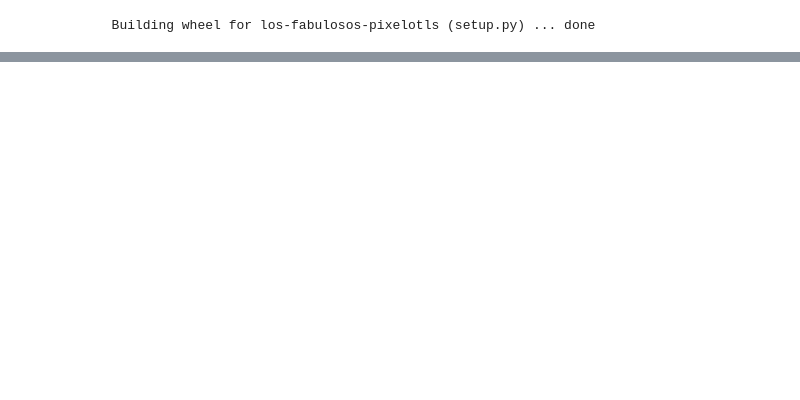
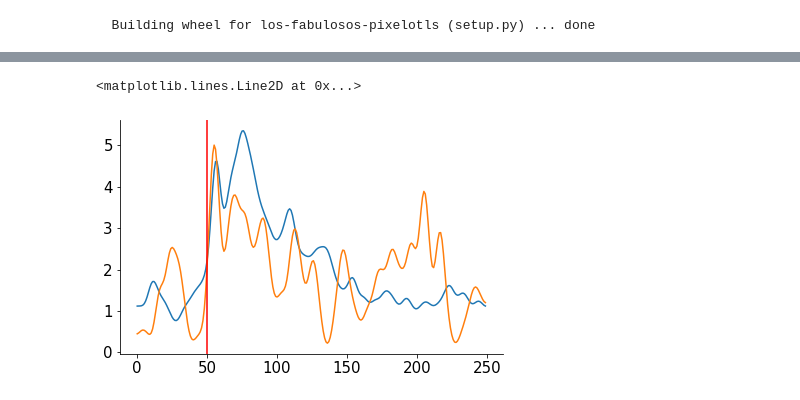
Before and after one commit to rodjfg/los-fabulosos-pixelotls, a Jupyter notebook: Example_notebook.ipynb, the cells around one changed output, grey strips where cells are left out. Drawn from its saved outputs; the diff is of its cells as text; code cells hidden in the pictures; blank space fills up the shorter version.

```diff
--- a/Example_notebook.ipynb
+++ b/Example_notebook.ipynb
@@ -32,15 +55,12 @@ brain_groups = [
     ]
 # %%
 gaussfilter = True
-gauss_sigma = 1
+gauss_sigma = 2
 selected_regions = ["VISp"]
 
-all_d_right = []
-all_d_left = []
-all_preference_rates = [] # mean response to right stim - mean response to left stim
-all_preference_components_rates = [] # mean response to right stim, mean response to left stim
-Correct_examples = [] # Append corresponding results from different conditions to this list
-Incorrect_examples = [] # Append corresponding results from different conditions to this list
+preference_components_rates = [] # mean response to right stim, mean response to left stim
+correct_examples = [] # Append corresponding results from different conditions to this list
+incorrect_examples = [] # Append corresponding results from different conditions to this list
 
 for dat in alldat:
     # get important variables from specific experiment
@@ -67,5 +87,14 @@ for dat in alldat:
     correct_right_trace   = calculate_mean_firing_rate(dat['spks'][neurons_indices_in_area][:,right_stim_correct_trials], dt, ['trials'], gaussfilter = gaussfilter, gauss_sigma = gauss_sigma)
     incorrect_right_trace = calculate_mean_firing_rate(dat['spks'][neurons_indices_in_area][:,right_stim_incorrect_trials], dt, ['trials'], gaussfilter = gaussfilter, gauss_sigma = gauss_sigma)
 
-    Correct_examples.append(correct_right_trace)
-    Incorrect_examples.append(incorrect_right_trace)
+    correct_examples.append(correct_right_trace)
+    incorrect_examples.append(incorrect_right_trace)
+# %%
+plt.plot(np.mean(correct_examples[7],axis = 0))
+plt.plot(np.mean(incorrect_examples[7],axis = 0))
+
+
+plt.axvline(x=50, color = 'red')
+# %% [output]
+<matplotlib.lines.Line2D at 0x...>
+[figure, added]
```
Also changed, not shown: parts of 1 cell of this notebook.
